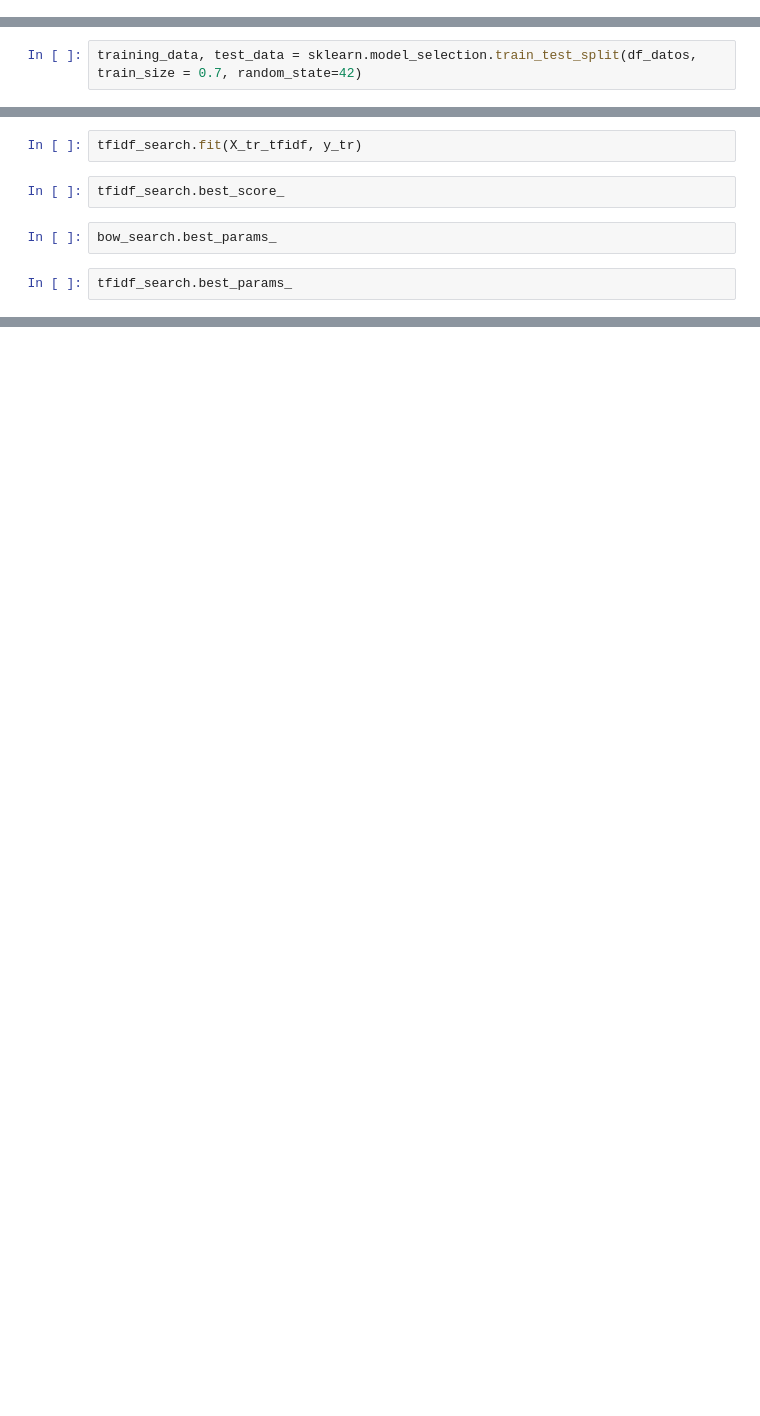
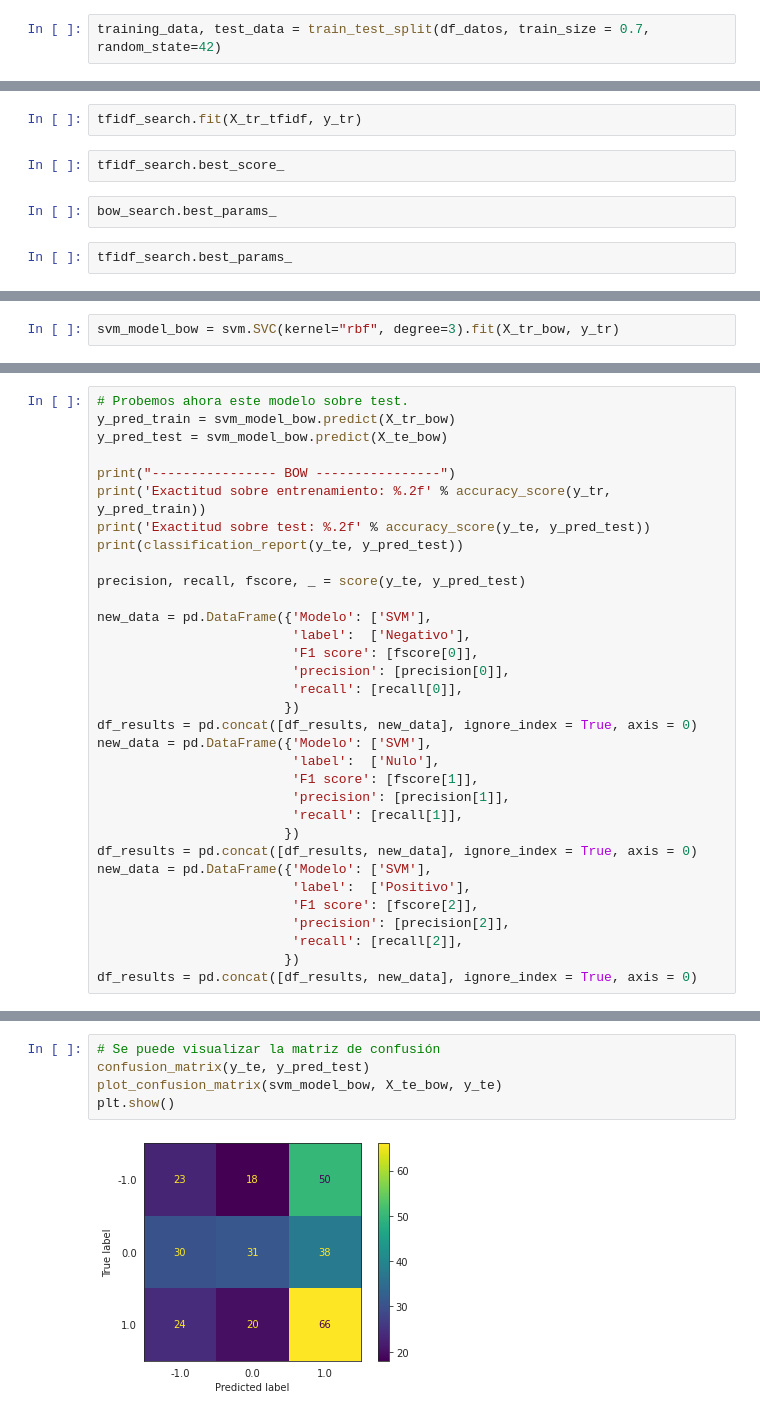
Before and after one commit to maescalante/proyecto1BI, a Jupyter notebook: notebook.ipynb, the cells around one changed output, grey strips where cells are left out. Cells and saved outputs as stored; diff of their text form; blank space fills up the shorter version.

```diff
--- a/notebook.ipynb
+++ b/notebook.ipynb
@@ -431,0 +430,2 @@ df_datos[['Influencia', 'text', 'lemmatized']].sample(3)
+# %%
+training_data, test_data = train_test_split(df_datos, train_size = 0.7, random_state=42)
@@ -499,2 +469,0 @@ plt.show()
-# %%
-training_data, test_data = sklearn.model_selection.train_test_split(df_datos, train_size = 0.7, random_state=42)
@@ -564,0 +539,2 @@ bow_search.cv_results_
+# %%
+svm_model_bow = svm.SVC(kernel="rbf", degree=3).fit(X_tr_bow, y_tr)
@@ -564,0 +547,33 @@ bow_search.cv_results_
+# %%
+# Probemos ahora este modelo sobre test.
+y_pred_train = svm_model_bow.predict(X_tr_bow)
+y_pred_test = svm_model_bow.predict(X_te_bow)
+
+print("---------------- BOW ----------------")
+print('Exactitud sobre entrenamiento: %.2f' % accuracy_score(y_tr, y_pred_train))
+print('Exactitud sobre test: %.2f' % accuracy_score(y_te, y_pred_test))
+print(classification_report(y_te, y_pred_test))
+
+precision, recall, fscore, _ = score(y_te, y_pred_test)
+
+new_data = pd.DataFrame({'Modelo': ['SVM'],
+                         'label':  ['Negativo'],
+                         'F1 score': [fscore[0]],
+                         'precision': [precision[0]],
+                         'recall': [recall[0]],
+                        })
+df_results = pd.concat([df_results, new_data], ignore_index = True, axis = 0)
+new_data = pd.DataFrame({'Modelo': ['SVM'],
+                         'label':  ['Nulo'],
+                         'F1 score': [fscore[1]],
+                         'precision': [precision[1]],
+                         'recall': [recall[1]],
+                        })
+df_results = pd.concat([df_results, new_data], ignore_index = True, axis = 0)
+new_data = pd.DataFrame({'Modelo': ['SVM'],
+                         'label':  ['Positivo'],
+                         'F1 score': [fscore[2]],
+                         'precision': [precision[2]],
+                         'recall': [recall[2]],
+                        })
+df_results = pd.concat([df_results, new_data], ignore_index = True, axis = 0)
@@ -564,0 +593,7 @@ bow_search.cv_results_
+# %%
+# Se puede visualizar la matriz de confusión
+confusion_matrix(y_te, y_pred_test)
+plot_confusion_matrix(svm_model_bow, X_te_bow, y_te)
+plt.show()
+# %% [output]
+[figure, added]
```
Also changed, not shown: parts of 65 cells of this notebook, 1 other file.
